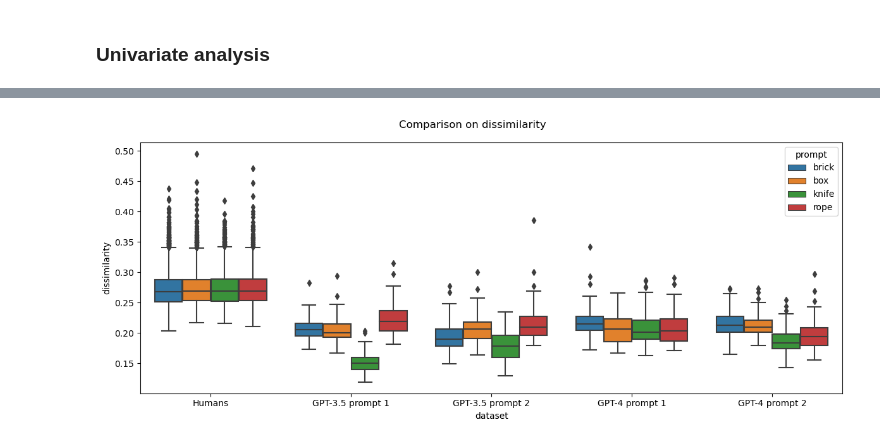
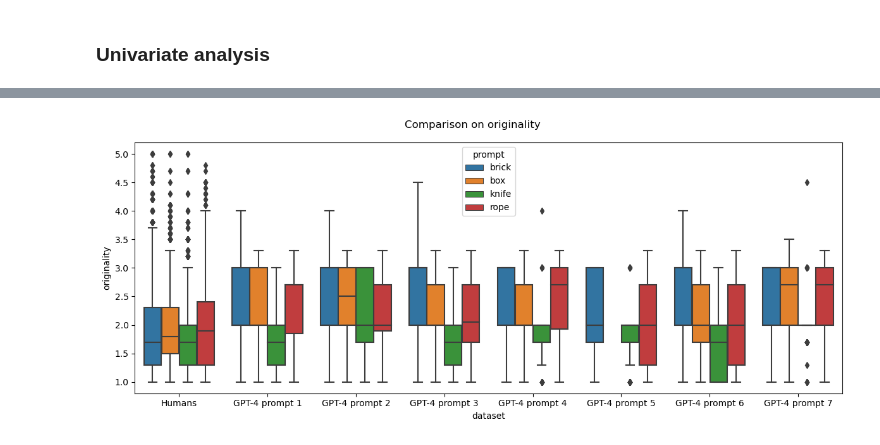
Before and after one commit to Maximelel/LLM_creativity_aut, a Jupyter notebook: prompts_analysis.ipynb, the cells around one changed output, grey strips where cells are left out. Drawn from its saved outputs; the diff is of its cells as text; code cells hidden in the pictures.

Commit message:
push work on few shot prompting

```diff
--- a/prompts_analysis.ipynb
+++ b/prompts_analysis.ipynb
@@ -45,3 +75,22 @@ combined_data_norm = normalization_1(combined_data, check_norm = False)
+# %%
+# normalize
+combined_data = pd.concat([
+    humans.assign(dataset='Humans'),
+    gpt_4_processed_p1.assign(dataset='GPT-4 prompt 1'),
+    gpt_4_processed_p2.assign(dataset='GPT-4 prompt 2'),
+    gpt_4_processed_p3.assign(dataset='GPT-4 prompt 3'),
+    gpt_4_processed_p4.assign(dataset='GPT-4 prompt 4'),
+    gpt_4_processed_p5.assign(dataset='GPT-4 prompt 5'),
+    gpt_4_processed_p6.assign(dataset='GPT-4 prompt 6'),
+    gpt_4_processed_p7.assign(dataset='GPT-4 prompt 7'),
+    gpt_4_processed_5_fs_max.assign(dataset='GPT-4 prompt 5 fs max'),
+    gpt_4_processed_5_fs_random.assign(dataset='GPT-4 prompt 5 fs random'),
+    gpt_4_processed_5_fs_scores.assign(dataset='GPT-4 prompt 5 fs random w/ scores'),
+    gpt_4_processed_10_fs_scores.assign(dataset='GPT-4 prompt 10 fs random w/ scores'),
+    gpt_4_processed_20_fs_scores.assign(dataset='GPT-4 prompt 20 fs random w/ scores'),
+])
+
+combined_data_norm = normalization_1(combined_data, check_norm = False)
 # %%
 features = ['prompt', 'dissimilarity', 'originality', 'elaboration', 'flexibility']
 
@@ -64,7 +154,7 @@ plot_radar_chart(dataframes, titles, colors, avg_per_object = True)
 ### Radar charts per object
 # %%
 ### PARAMETERS ###
-data_dict = {"humans": humans, "gpt_35_p1": gpt_35_processed_prompt_1, "gpt_35_p2": gpt_35_processed_prompt_2, "gpt_4_p1": gpt_4_processed_prompt_1, "gpt_4_p2": gpt_4_processed_prompt_2}
+data_dict = {"humans": humans, "gpt_35_p1": gpt_35_processed_p1, "gpt_35_p2": gpt_35_processed_p2, "gpt_35_p3": gpt_35_processed_p3, "gpt_35_p4": gpt_35_processed_p4}
 features = ["originality", "elaboration", "flexibility", "dissimilarity"]
 #################
 
@@ -83,4 +186,4 @@ radar_charts_per_object(brick_norm, box_norm, knife_norm, rope_norm, features, m
 # %%
-plot_per_object(type = "boxplot", data_dict = data_dict, features = ["dissimilarity"], combined_data_norm_per_object = combined_data)
+plot_per_object(type = "boxplot", data_dict = data_dict, features = ["originality"], combined_data = combined_data)
 # %% [output]
-[figure, old version]
+[figure, new version]
```
Also changed, not shown: parts of 10 cells of this notebook, 17 other files.
